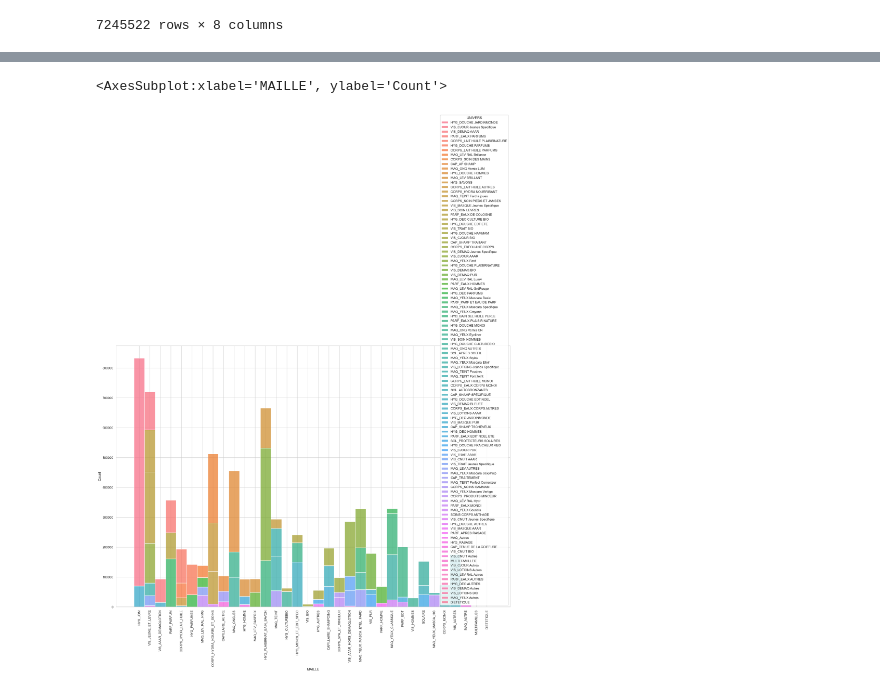
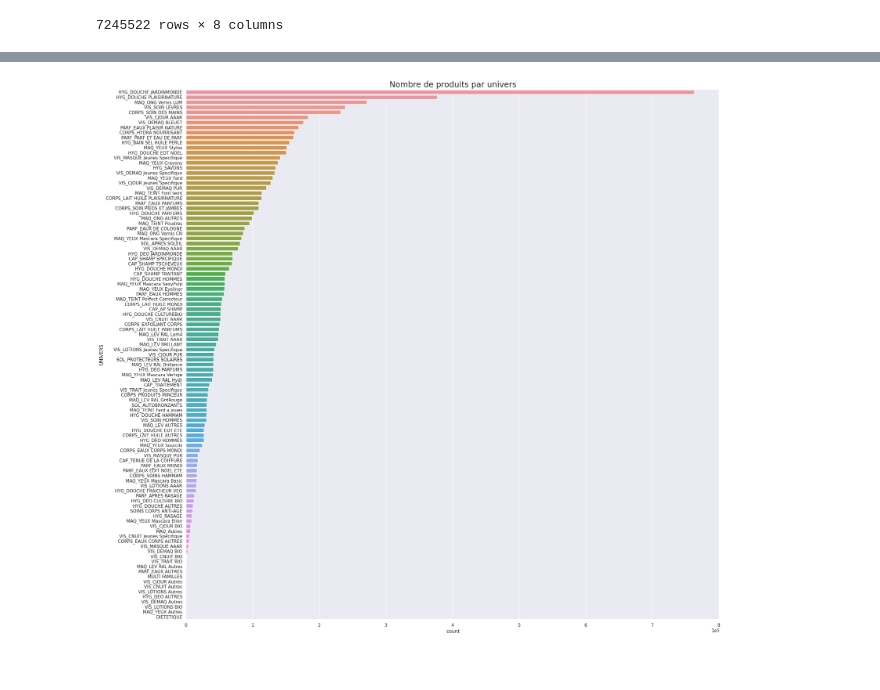
Before and after one commit to alexandre-pinon/recommender, a Jupyter notebook: data_csv_treatment.ipynb, the cells around one changed output, grey strips where cells are left out. Drawn from its saved outputs; the diff is of its cells as text; code cells hidden in the pictures.

```diff
--- a/data_csv_treatment.ipynb
+++ b/data_csv_treatment.ipynb
@@ -227,4 +214,0 @@ hue_order = np.concatenate(maille_per_family).ravel()
-# %%
-fig, ax = plt.subplots(figsize=(24,16))
-sns.set_theme(style="whitegrid")
-sns.histplot(data=data, x='FAMILLE', hue='MAILLE', multiple="stack", hue_order=hue_order)
@@ -339,8 +215,11 @@ Name: UNIVERS, Length: 832615, dtype: object
-# %%
-fig, ax = plt.subplots(figsize=(24,16))
-plt.xticks(rotation='vertical')
-sns.set_theme(style="whitegrid")
-sns.histplot(data=data, x='MAILLE', hue='UNIVERS', multiple="stack", cbar=True)
-# %% [output]
-<AxesSubplot:xlabel='MAILLE', ylabel='Count'>
-[figure, removed]
+# %%
+fig, ax = plt.subplots(figsize=(24, 24))
+sns.countplot(data=data,
+              y='UNIVERS',
+              ax=ax,
+              order=data['UNIVERS'].value_counts().index)
+ax.set_title('Nombre de produits par univers', fontsize=20)
+plt.ticklabel_format(style='sci', axis='x', scilimits=(0,0))
+fig.savefig('graphs/univers.png')
+# %% [output]
+[figure, added]
```
Also changed, not shown: parts of 16 cells of this notebook, 4 other files.
